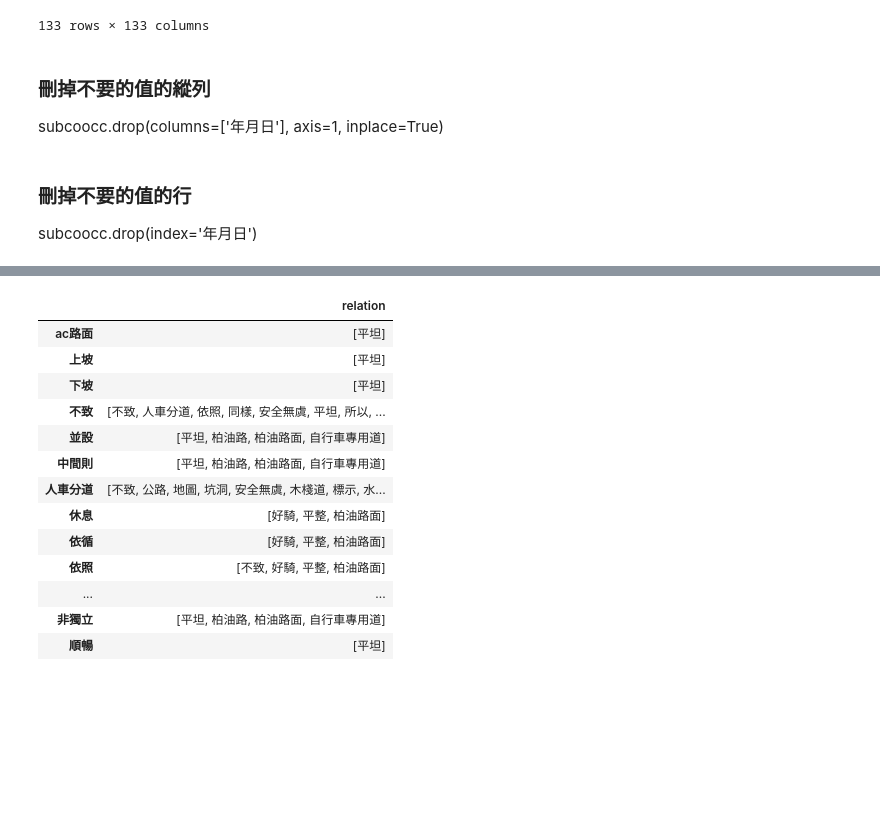
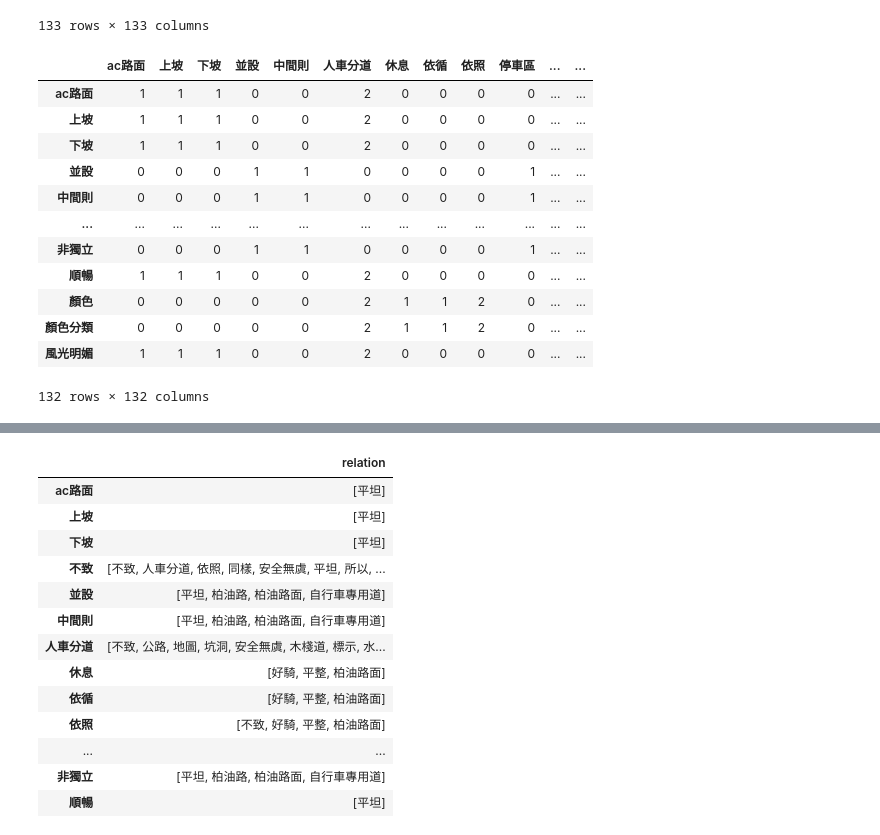
Before and after one commit to Ya-Rong/PL, a Jupyter notebook: HW5/HW5_try1_文本共線性分析.ipynb, the cells around one changed output, grey strips where cells are left out. Drawn from its saved outputs; the diff is of its cells as text; code cells hidden in the pictures; blank space fills up the shorter version.

```diff
--- a/HW5/HW5_try1_文本共線性分析.ipynb
+++ b/HW5/HW5_try1_文本共線性分析.ipynb
@@ -212,9 +212,3 @@ subcoocc
 | 顏色分類 | 0 | 0 | 0 | 3 | 0 | 0 | 2 | 1 | 1 | 2 | ... | ... |
 | 風光明媚 | 1 | 1 | 1 | 0 | 0 | 0 | 2 | 0 | 0 | 0 | ... | ... |
 133 rows × 133 columns
-# %% [markdown]
-### 刪掉不要的值的縱列
-subcoocc.drop(columns=['年月日'], axis=1, inplace=True)
-# %% [markdown]
-### 刪掉不要的值的行
-subcoocc.drop(index='年月日')
@@ -221,3 +218,20 @@ subcoocc.drop(index='年月日')
+# %%
+#刪掉不要的值的行
+subcoocc.drop(index='不致')
+# %% [output]
+|  | ac路面 | 上坡 | 下坡 | 並設 | 中間則 | 人車分道 | 休息 | 依循 | 依照 | 停車區 | ... | ... |
+| ac路面 | 1 | 1 | 1 | 0 | 0 | 2 | 0 | 0 | 0 | 0 | ... | ... |
+| 上坡 | 1 | 1 | 1 | 0 | 0 | 2 | 0 | 0 | 0 | 0 | ... | ... |
+| 下坡 | 1 | 1 | 1 | 0 | 0 | 2 | 0 | 0 | 0 | 0 | ... | ... |
+| 並設 | 0 | 0 | 0 | 1 | 1 | 0 | 0 | 0 | 0 | 1 | ... | ... |
+| 中間則 | 0 | 0 | 0 | 1 | 1 | 0 | 0 | 0 | 0 | 1 | ... | ... |
+| ... | ... | ... | ... | ... | ... | ... | ... | ... | ... | ... | ... | ... |
+| 非獨立 | 0 | 0 | 0 | 1 | 1 | 0 | 0 | 0 | 0 | 1 | ... | ... |
+| 順暢 | 1 | 1 | 1 | 0 | 0 | 2 | 0 | 0 | 0 | 0 | ... | ... |
+| 顏色 | 0 | 0 | 0 | 0 | 0 | 2 | 1 | 1 | 2 | 0 | ... | ... |
+| 顏色分類 | 0 | 0 | 0 | 0 | 0 | 2 | 1 | 1 | 2 | 0 | ... | ... |
+| 風光明媚 | 1 | 1 | 1 | 0 | 0 | 2 | 0 | 0 | 0 | 0 | ... | ... |
+132 rows × 132 columns
 # %%
 sta = subcoocc.describe()
 from IPython.core.display import HTML
```
Also changed, not shown: parts of 3 cells of this notebook.
